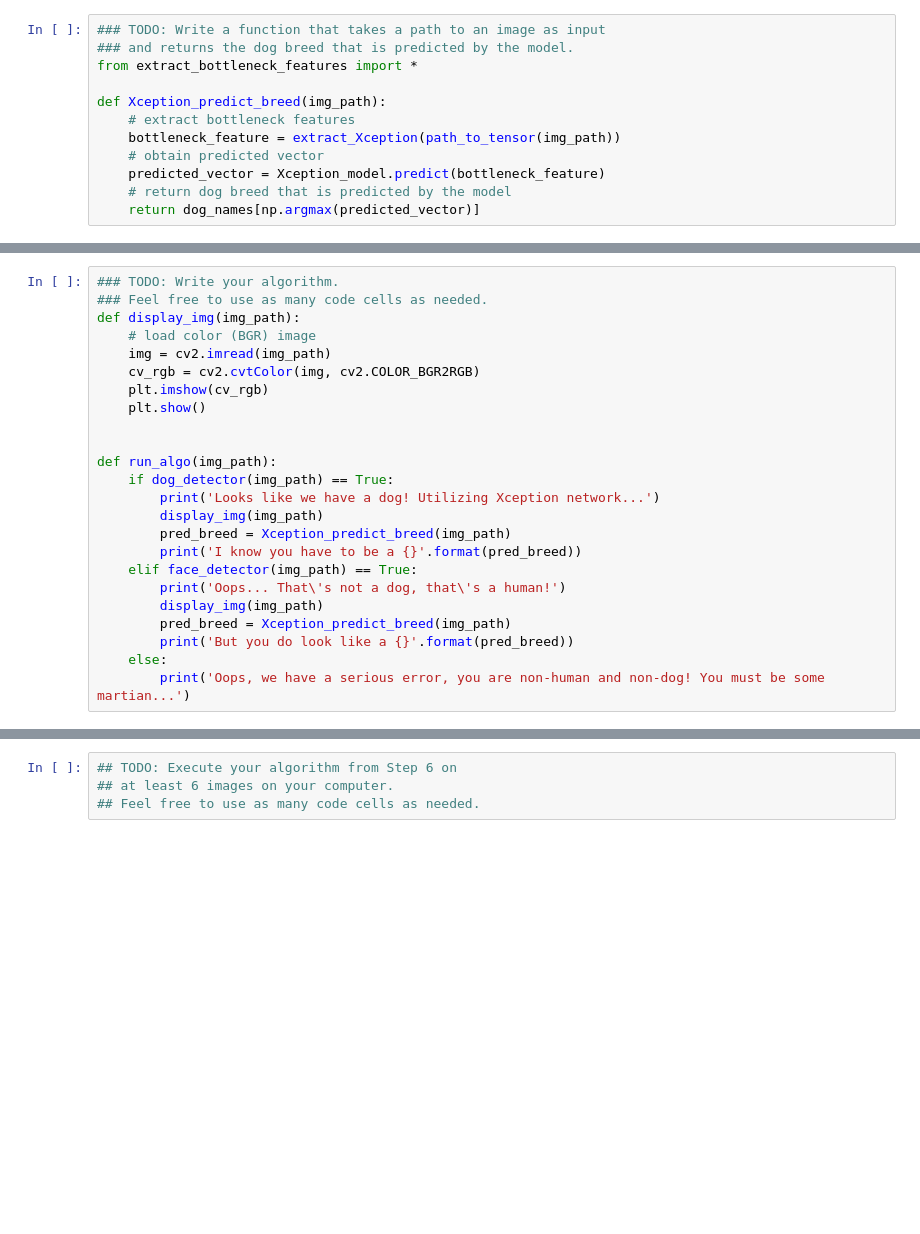
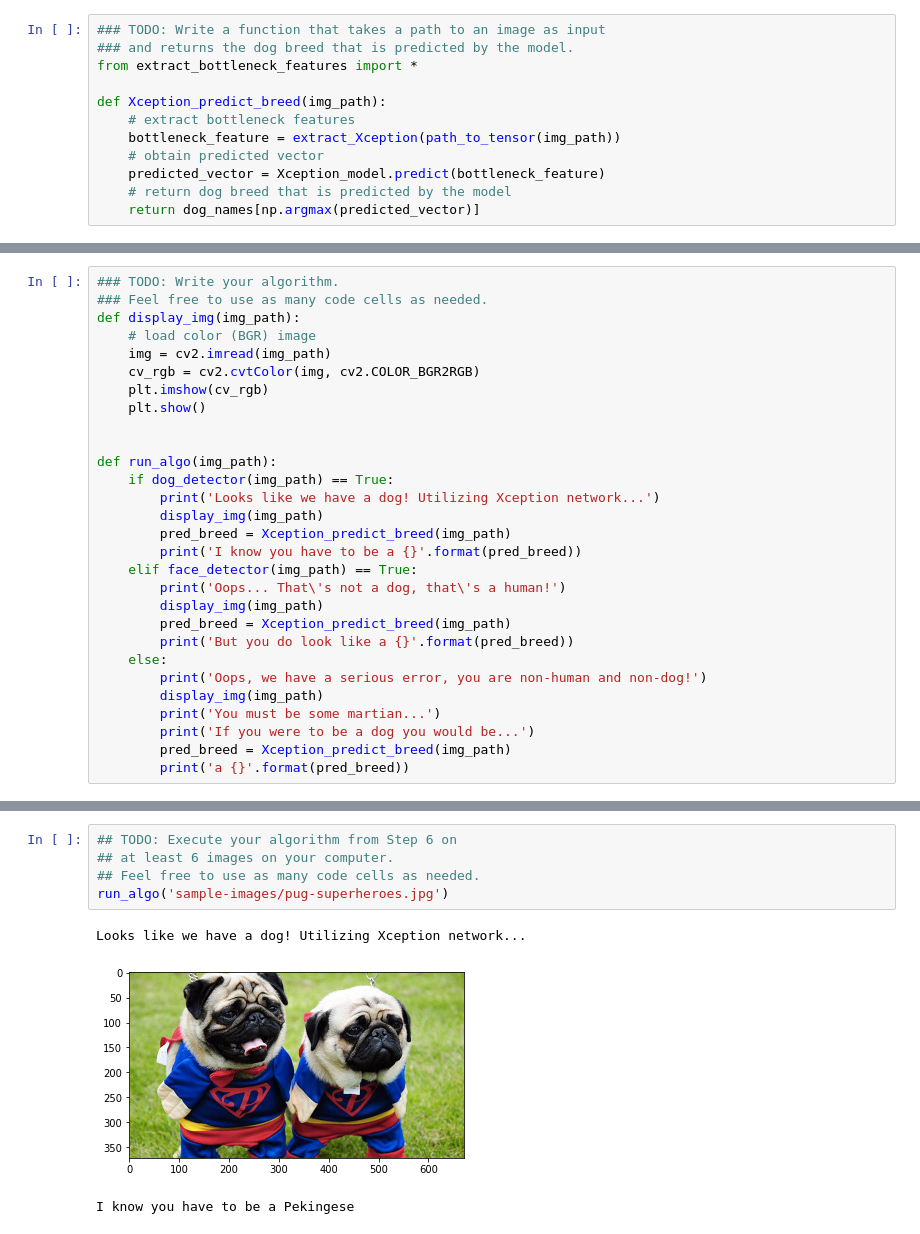
Before and after one commit to LivingProgram/dog-project, a Jupyter notebook: dog_app.ipynb, the cells around one changed output, grey strips where cells are left out. Saved outputs shown, nothing was run; the diff lists cells and outputs as text; blank space fills up the shorter version.

```diff
--- a/dog_app.ipynb
+++ b/dog_app.ipynb
@@ -744,7 +744,12 @@ def run_algo(img_path):
         pred_breed = Xception_predict_breed(img_path)
         print('But you do look like a {}'.format(pred_breed))
     else:
-        print('Oops, we have a serious error, you are non-human and non-dog! You must be some martian...')
+        print('Oops, we have a serious error, you are non-human and non-dog!')
+        display_img(img_path)
+        print('You must be some martian...')
+        print('If you were to be a dog you would be...')
+        pred_breed = Xception_predict_breed(img_path)
+        print('a {}'.format(pred_breed))
 # %% [markdown]
 ---
 <a id='step7'></a>
@@ -762,4 +773,9 @@ __Answer:__
 # %%
 ## TODO: Execute your algorithm from Step 6 on
 ## at least 6 images on your computer.
 ## Feel free to use as many code cells as needed.
+run_algo('sample-images/pug-superheroes.jpg')
+# %% [output]
+Looks like we have a dog! Utilizing Xception network...
+[figure, added]
+I know you have to be a Pekingese
```
Also changed, not shown: parts of 13 cells of this notebook, 13 other files.
